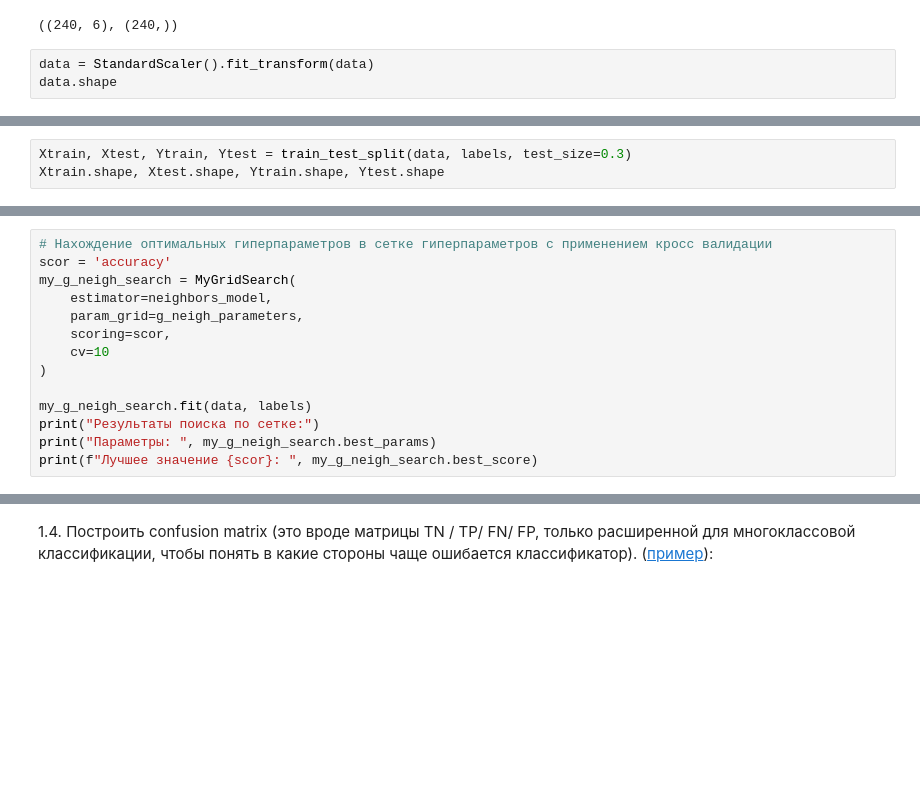
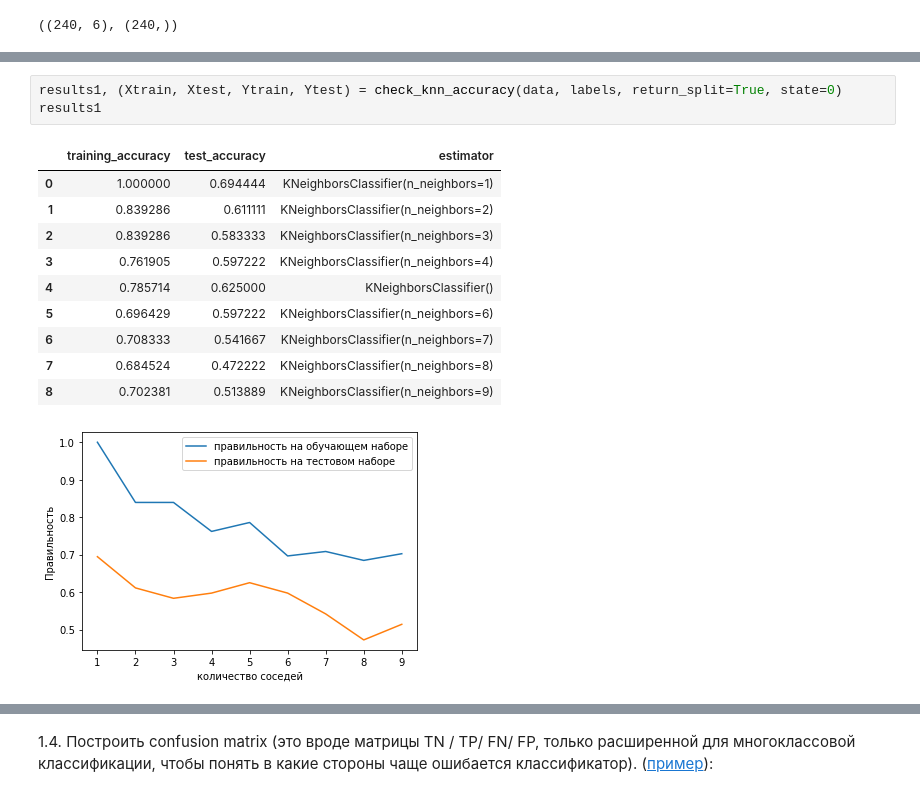
Before and after one commit to DiBoS290699/DataAnalysisTools, a Jupyter notebook: Lab3_Classification/lab_3_classification_6133_Borisov.ipynb, the cells around one changed output, grey strips where cells are left out. Saved outputs shown, nothing was run; the diff lists cells and outputs as text; blank space fills up the shorter version.

```diff
--- a/Lab3_Classification/lab_3_classification_6133_Borisov.ipynb
+++ b/Lab3_Classification/lab_3_classification_6133_Borisov.ipynb
@@ -114,6 +113,3 @@ data = dataset.drop(columns='Star type')
 data.shape, labels.shape
 # %% [output]
 ((240, 6), (240,))
-# %%
-data = StandardScaler().fit_transform(data)
-data.shape
@@ -156,3 +117,0 @@ neighbors_model = KNeighborsClassifier()
-# %%
-Xtrain, Xtest, Ytrain, Ytest = train_test_split(data, labels, test_size=0.3)
-Xtrain.shape, Xtest.shape, Ytrain.shape, Ytest.shape
@@ -172,14 +123,0 @@ g_neigh_parameters = {
-# %%
-# Нахождение оптимальных гиперпараметров в сетке гиперпараметров с применением кросс валидации
-scor = 'accuracy'
-my_g_neigh_search = MyGridSearch(
-    estimator=neighbors_model,
-    param_grid=g_neigh_parameters,
-    scoring=scor,
-    cv=10
-)
-
-my_g_neigh_search.fit(data, labels)
-print("Результаты поиска по сетке:")
-print("Параметры: ", my_g_neigh_search.best_params)
-print(f"Лучшее значение {scor}: ", my_g_neigh_search.best_score)
@@ -213,0 +154,15 @@ g = plt.legend()
+# %%
+results1, (Xtrain, Xtest, Ytrain, Ytest) = check_knn_accuracy(data, labels, return_split=True, state=0)
+results1
+# %% [output]
+|  | training_accuracy | test_accuracy | estimator |
+| 0 | 1.000000 | 0.694444 | KNeighborsClassifier(n_neighbors=1) |
+| 1 | 0.839286 | 0.611111 | KNeighborsClassifier(n_neighbors=2) |
+| 2 | 0.839286 | 0.583333 | KNeighborsClassifier(n_neighbors=3) |
+| 3 | 0.761905 | 0.597222 | KNeighborsClassifier(n_neighbors=4) |
+| 4 | 0.785714 | 0.625000 | KNeighborsClassifier() |
+| 5 | 0.696429 | 0.597222 | KNeighborsClassifier(n_neighbors=6) |
+| 6 | 0.708333 | 0.541667 | KNeighborsClassifier(n_neighbors=7) |
+| 7 | 0.684524 | 0.472222 | KNeighborsClassifier(n_neighbors=8) |
+| 8 | 0.702381 | 0.513889 | KNeighborsClassifier(n_neighbors=9) |
+[figure, added]
```
Also changed, not shown: parts of 42 cells of this notebook.
